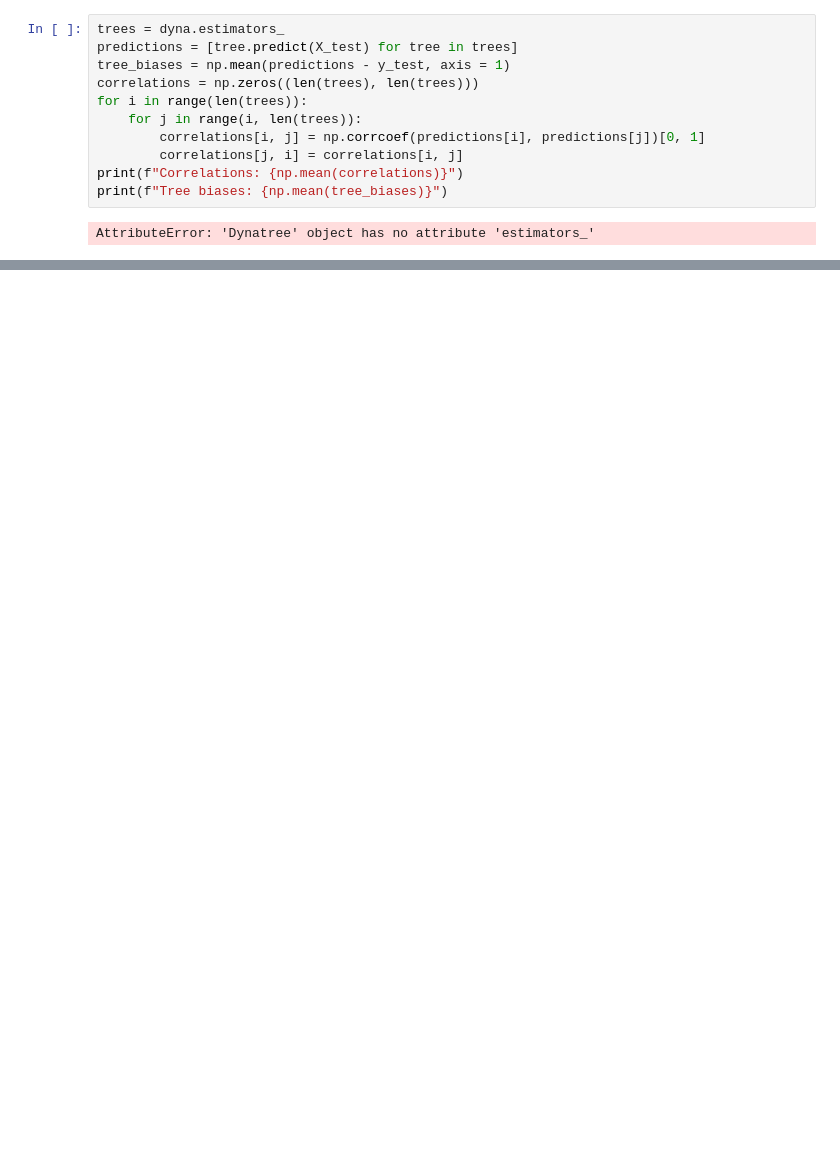
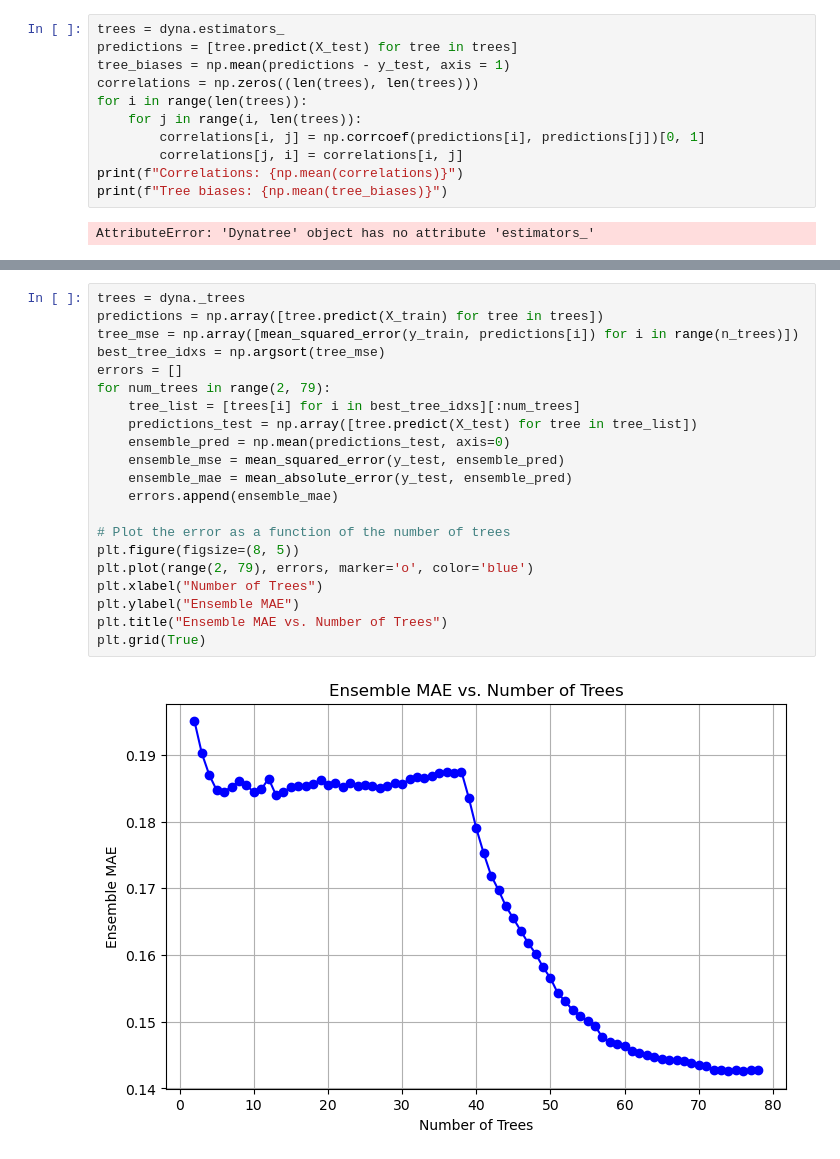
Before and after one commit to ashlab11/GibbsForest, a Jupyter notebook: OpenML.ipynb, the cells around one changed output, grey strips where cells are left out. Saved outputs shown, nothing was run; the diff lists cells and outputs as text; blank space fills up the shorter version.

```diff
--- a/OpenML.ipynb
+++ b/OpenML.ipynb
@@ -319,0 +313,23 @@ Ambiguity (Average tree MSE - Ensemble MSE): 0.0087
+# %%
+trees = dyna._trees
+predictions = np.array([tree.predict(X_train) for tree in trees])
+tree_mse = np.array([mean_squared_error(y_train, predictions[i]) for i in range(n_trees)])
+best_tree_idxs = np.argsort(tree_mse)
+errors = []
+for num_trees in range(2, 79):
+    tree_list = [trees[i] for i in best_tree_idxs][:num_trees]
+    predictions_test = np.array([tree.predict(X_test) for tree in tree_list])
+    ensemble_pred = np.mean(predictions_test, axis=0)
+    ensemble_mse = mean_squared_error(y_test, ensemble_pred)
+    ensemble_mae = mean_absolute_error(y_test, ensemble_pred)
+    errors.append(ensemble_mae)
+
+# Plot the error as a function of the number of trees
+plt.figure(figsize=(8, 5))
+plt.plot(range(2, 79), errors, marker='o', color='blue')
+plt.xlabel("Number of Trees")
+plt.ylabel("Ensemble MAE")
+plt.title("Ensemble MAE vs. Number of Trees")
+plt.grid(True)
+# %% [output]
+[figure, added]
```
Also changed, not shown: parts of 3 cells of this notebook, 4 other files.
